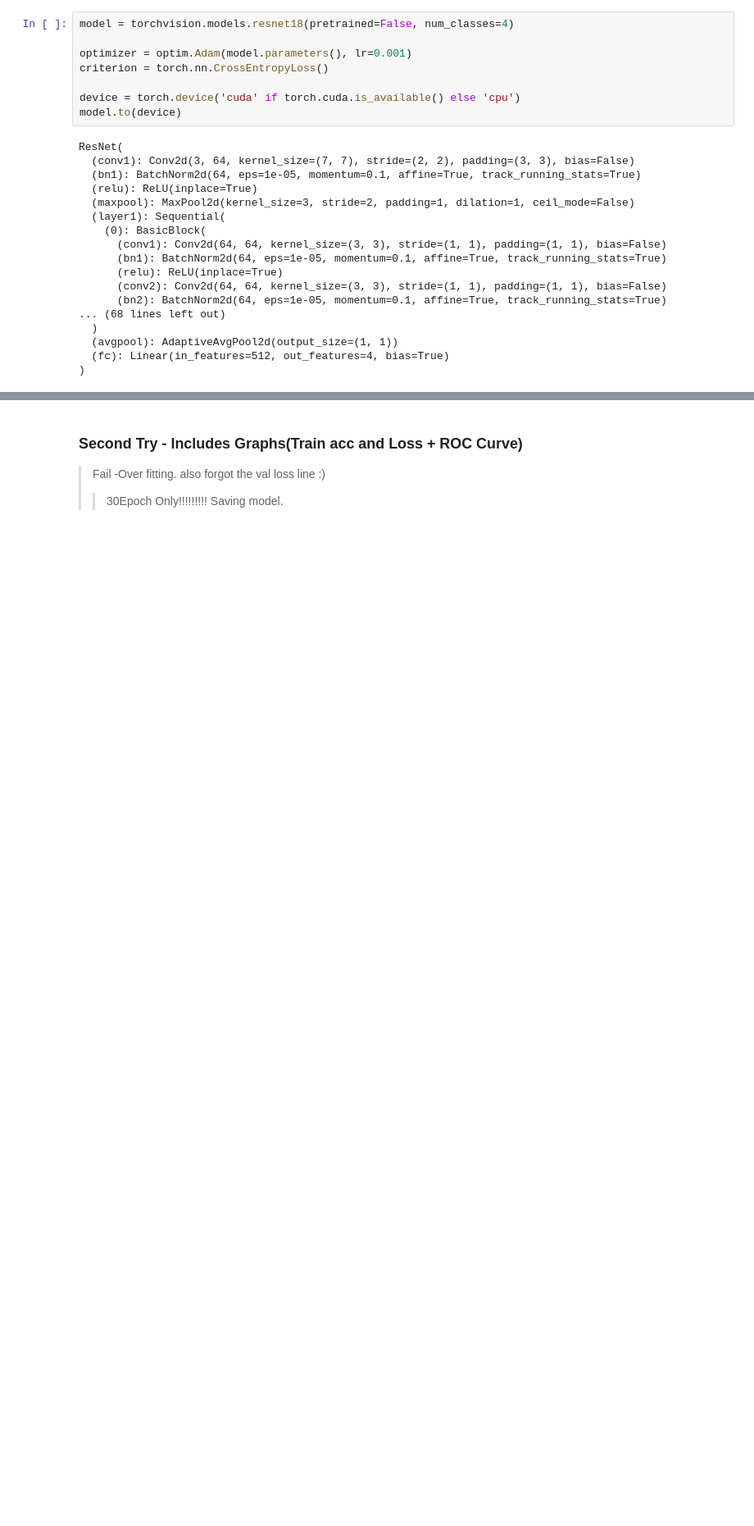
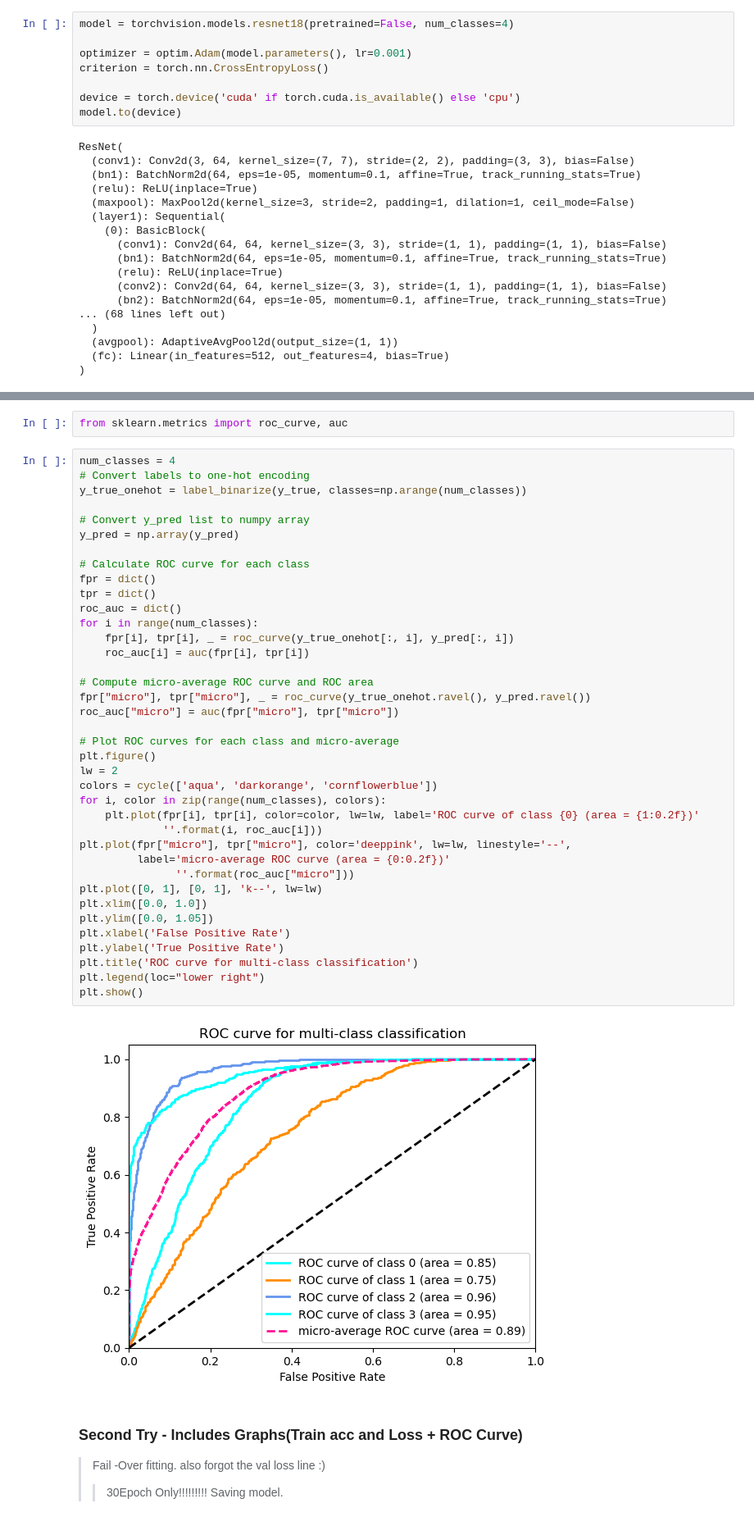
Before and after one commit to SupradeepDanturti/COMP6721_Winter2023_GroupG, a Jupyter notebook: Code/UTKFaceDataset - RESNET-18 Build-2.ipynb, the cells around one changed output, grey strips where cells are left out. Shown at 82% size. Cells and saved outputs as stored; diff of their text form; blank space fills up the shorter version.

```diff
--- a/Code/UTKFaceDataset - RESNET-18 Build-2.ipynb
+++ b/Code/UTKFaceDataset - RESNET-18 Build-2.ipynb
@@ -101,3 +254,45 @@ ResNet(
+# %%
+from sklearn.metrics import roc_curve, auc
+# %%
+num_classes = 4
+# Convert labels to one-hot encoding
+y_true_onehot = label_binarize(y_true, classes=np.arange(num_classes))
+
+# Convert y_pred list to numpy array
+y_pred = np.array(y_pred)
+
+# Calculate ROC curve for each class
+fpr = dict()
+tpr = dict()
+roc_auc = dict()
+for i in range(num_classes):
+    fpr[i], tpr[i], _ = roc_curve(y_true_onehot[:, i], y_pred[:, i])
+    roc_auc[i] = auc(fpr[i], tpr[i])
+
+# Compute micro-average ROC curve and ROC area
+fpr["micro"], tpr["micro"], _ = roc_curve(y_true_onehot.ravel(), y_pred.ravel())
+roc_auc["micro"] = auc(fpr["micro"], tpr["micro"])
+
+# Plot ROC curves for each class and micro-average
+plt.figure()
+lw = 2
+colors = cycle(['aqua', 'darkorange', 'cornflowerblue'])
+for i, color in zip(range(num_classes), colors):
+    plt.plot(fpr[i], tpr[i], color=color, lw=lw, label='ROC curve of class {0} (area = {1:0.2f})'
+             ''.format(i, roc_auc[i]))
+plt.plot(fpr["micro"], tpr["micro"], color='deeppink', lw=lw, linestyle='--',
+         label='micro-average ROC curve (area = {0:0.2f})'
+               ''.format(roc_auc["micro"]))
+plt.plot([0, 1], [0, 1], 'k--', lw=lw)
+plt.xlim([0.0, 1.0])
+plt.ylim([0.0, 1.05])
+plt.xlabel('False Positive Rate')
+plt.ylabel('True Positive Rate')
+plt.title('ROC curve for multi-class classification')
+plt.legend(loc="lower right")
+plt.show()
+# %% [output]
+[figure, added]
 # %% [markdown]
 ### Second Try - Includes Graphs(Train acc and Loss + ROC Curve)
 > Fail -Over fitting.
```
Also changed, not shown: parts of 4 cells of this notebook.
